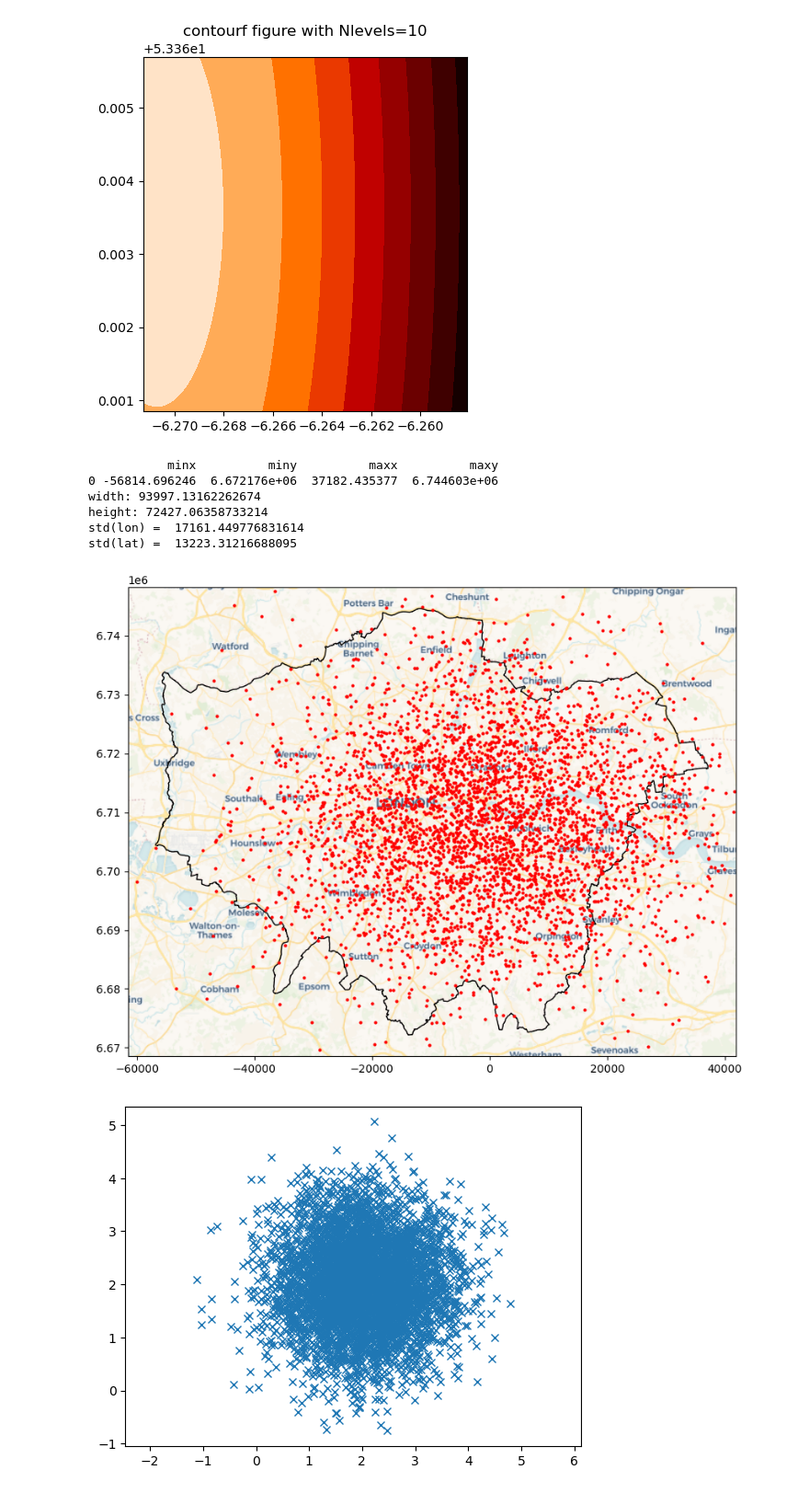
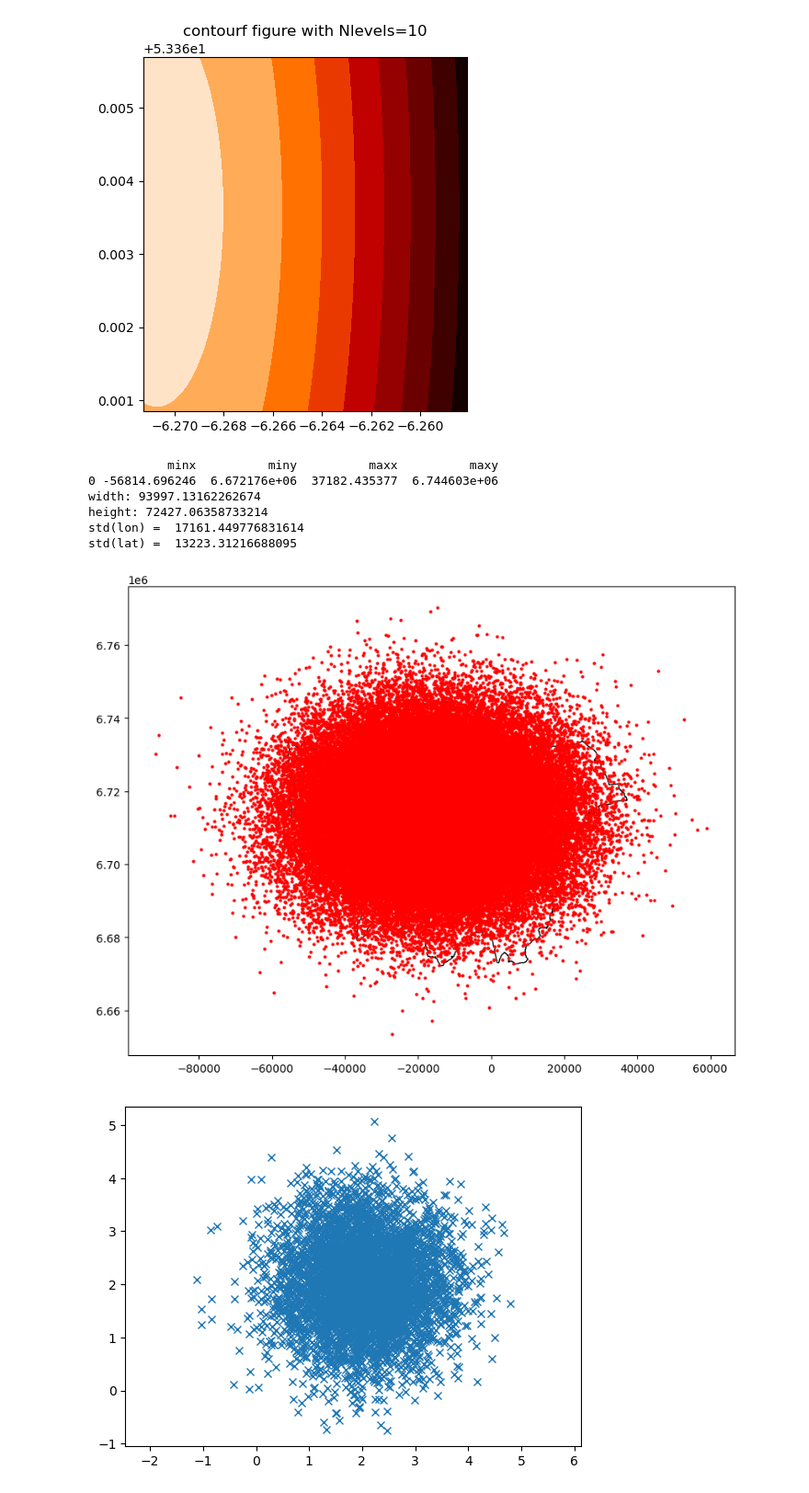
Before and after one commit to paddeaux/osm-poly-query, a Jupyter notebook: autocorr.ipynb, the cells around one changed output. Shown: that part at 92% size. Saved outputs shown, nothing was run; the diff lists cells and outputs as text; code cells hidden in the pictures.

```diff
--- a/autocorr.ipynb
+++ b/autocorr.ipynb
@@ -79,7 +79,6 @@ Text(0.5, 1.0, 'contourf figure with Nlevels=10')
 [figure]
 # %%
 poly = gpd.read_file("polygons/london.geojson").to_crs(3857)
-cx.add_basemap(ax, crs='EPSG:3857', attribution=False, source=cx.providers.CartoDB.Voyager)
 print(poly.bounds)
 minx, miny, maxx, maxy = poly.total_bounds
 radius_x = (maxx - minx)/8
@@ -90,36 +89,36 @@ c_rand_x = random.uniform(c_x - radius_x, c_x + radius_x)
 c_rand_y = random.uniform(c_y - radius_y, c_y + radius_y)
 
 mean = [c_x, c_y]
 mean = [c_rand_x, c_rand_y]
 
 print("width:", maxx-minx)
 print("height:", maxy-miny)
 var_lon = ((maxx-minx)**2)/30
 var_lat = ((maxy-miny)**2)/30
 
 print("std(lon) = ", np.sqrt(var_lon))
 print("std(lat) = ", np.sqrt(var_lat))
 
 cov = [[var_lon,1], [1, var_lat]]
-lon, lat = np.random.multivariate_normal(mean, cov, 4000).T
+lon, lat = np.random.multivariate_normal(mean, cov, 100000).T
 
 points = gpd.GeoDataFrame(geometry=gpd.points_from_xy(lon,lat), crs=3857)
 
 fig, ax = plt.subplots(1, figsize=(10,8))
 poly.plot(ax=ax, edgecolor='black', facecolor='none')
-cx.add_basemap(ax, crs='EPSG:3857', attribution=False, source=cx.providers.CartoDB.Voyager)
+#cx.add_basemap(ax, crs='EPSG:3857', attribution=False, source=cx.providers.CartoDB.Voyager)
 
 points.plot(ax=ax, color='red', markersize=4)
 
 plt.show()
 # %% [output]
            minx          miny          maxx          maxy
 0 -56814.696246  6.672176e+06  37182.435377  6.744603e+06
 width: 93997.13162262674
 height: 72427.06358733214
 std(lon) =  17161.449776831614
 std(lat) =  13223.31216688095
-[figure, old version]
+[figure, new version]
 # %%
 mean = (2, 2)
 cov = np.array([[2/3, 0], [0, 2/3]])
```
Also changed, not shown: parts of 2 cells of this notebook.
